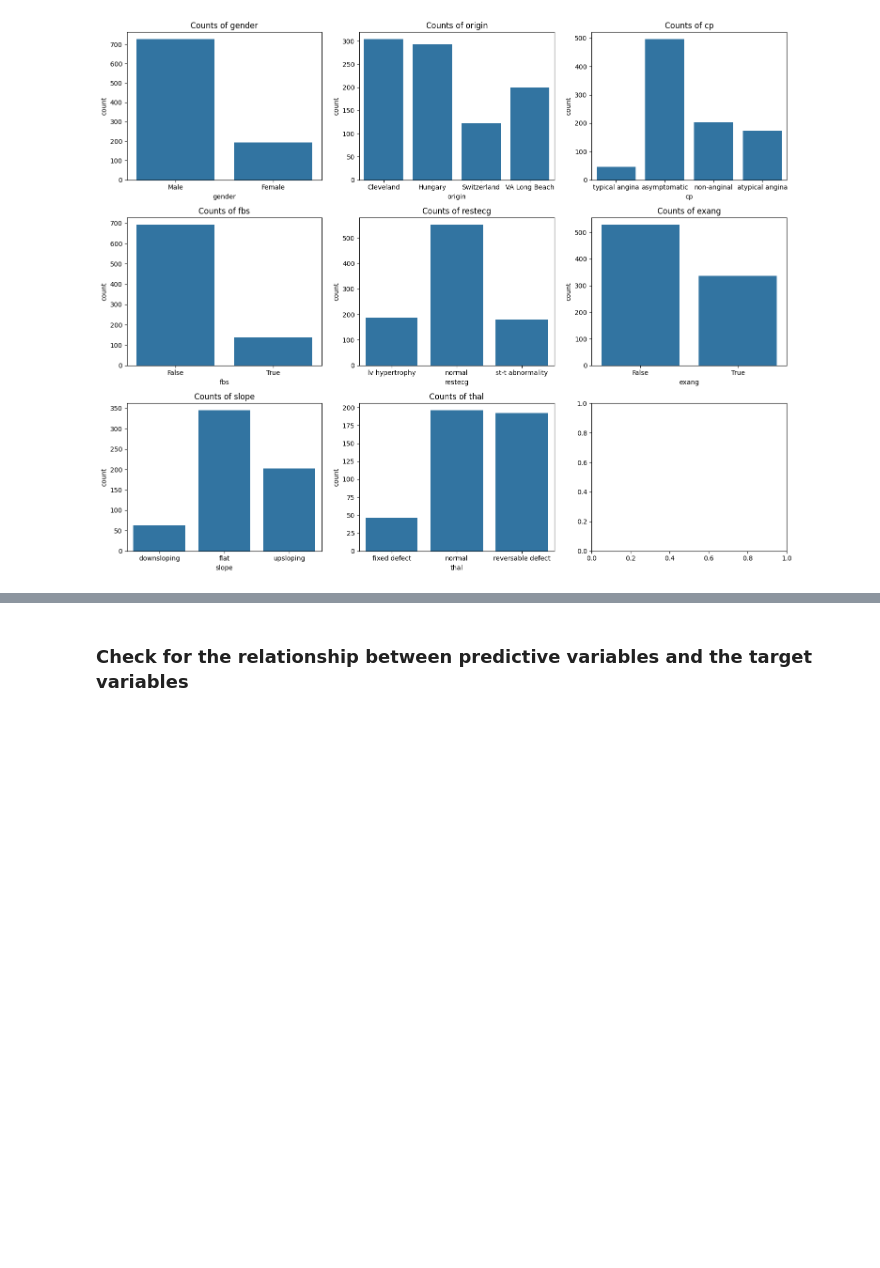
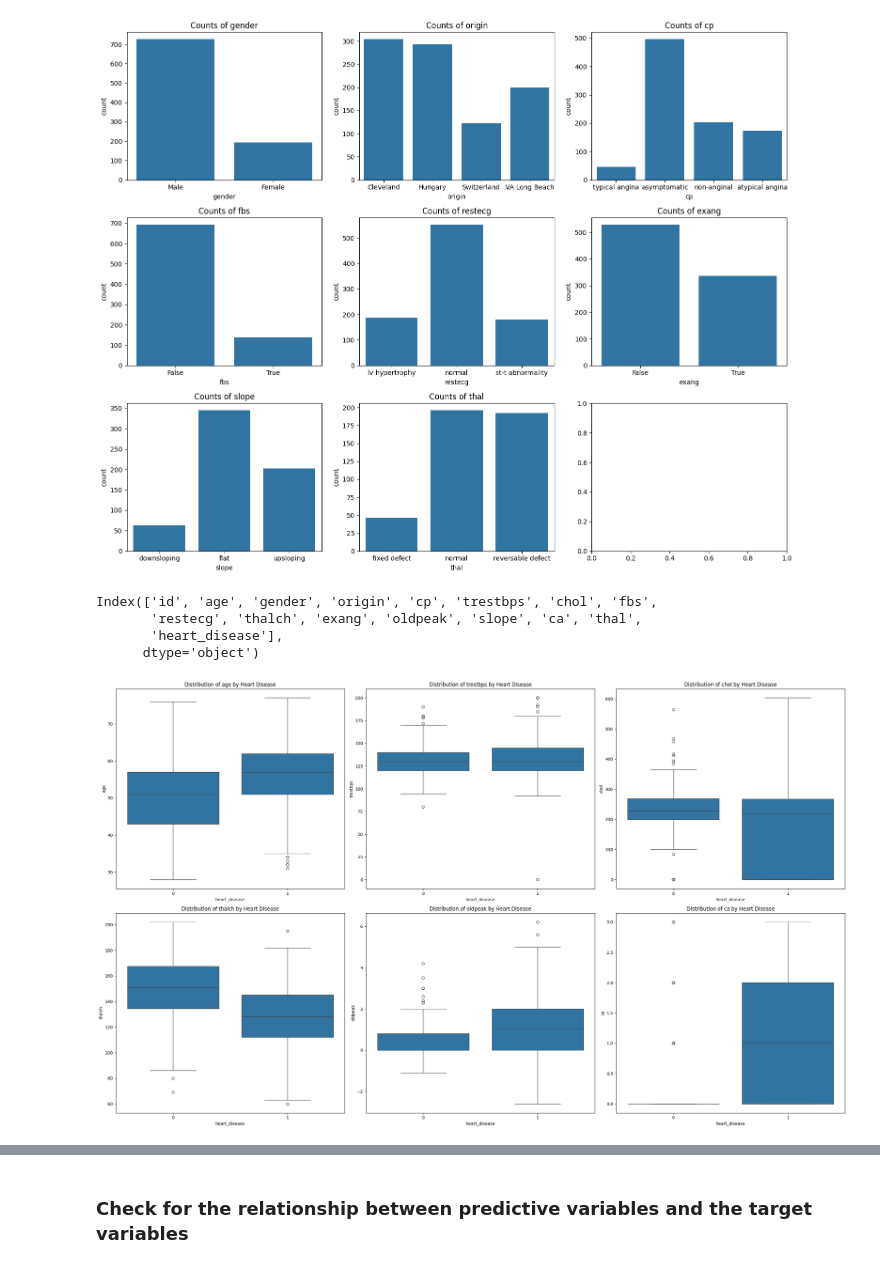
Before and after one commit to Vipina7/Heart-Risk-Detection, a Jupyter notebook: Notebook/EDA.ipynb, the cells around one changed output, grey strips where cells are left out. Saved outputs shown, nothing was run; the diff lists cells and outputs as text; code cells hidden in the pictures; blank space fills up the shorter version.

```diff
--- a/Notebook/EDA.ipynb
+++ b/Notebook/EDA.ipynb
@@ -207,3 +207,24 @@ plt.tight_layout()
 plt.show()
 # %% [output]
 [figure]
+# %%
+df.columns
+# %% [output]
+Index(['id', 'age', 'gender', 'origin', 'cp', 'trestbps', 'chol', 'fbs',
+       'restecg', 'thalch', 'exang', 'oldpeak', 'slope', 'ca', 'thal',
+       'heart_disease'],
+      dtype='object')
+# %%
+##  Heart Risk against attributes
+l = ['age', 'trestbps', 'chol', 'thalch', 'oldpeak', 'ca']
+fig, axes = plt.subplots(2, 3, figsize=(25, 15))
+axes = axes.flatten()
+
+for i, col in enumerate(l):
+    sns.boxplot(data=df, x='heart_disease', y=col, ax=axes[i])
+    axes[i].set_title(f"Distribution of {col} by Heart Disease")
+
+plt.tight_layout()
+plt.show()
+# %% [output]
+[figure, added]
```
Also changed, not shown: parts of 2 cells of this notebook, 4 other files.
